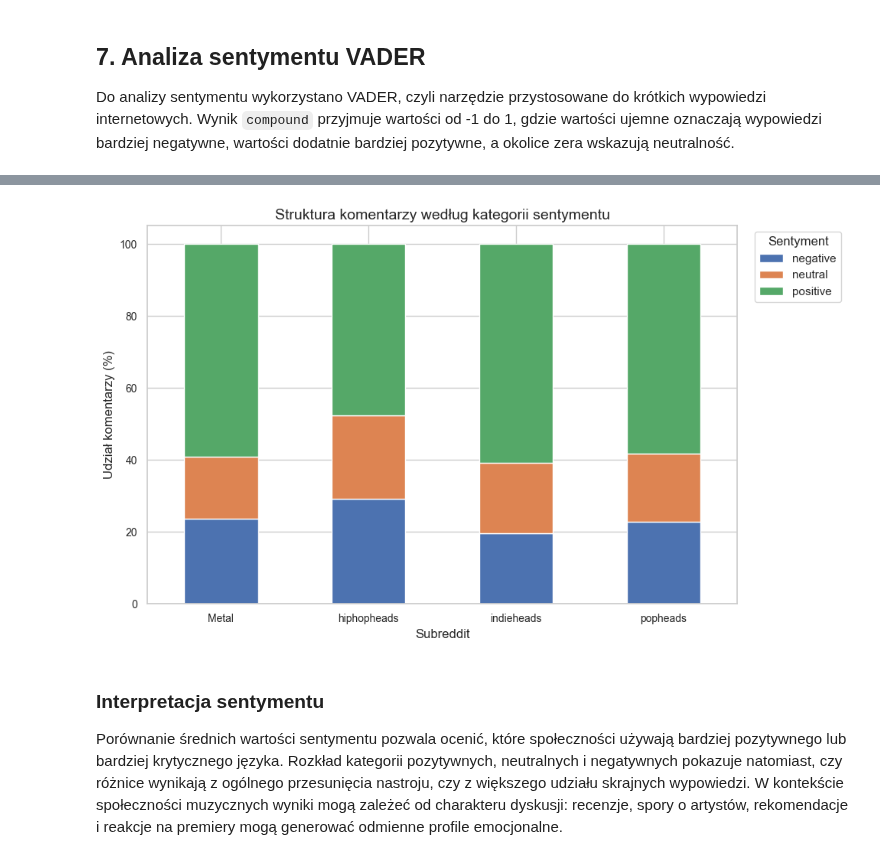
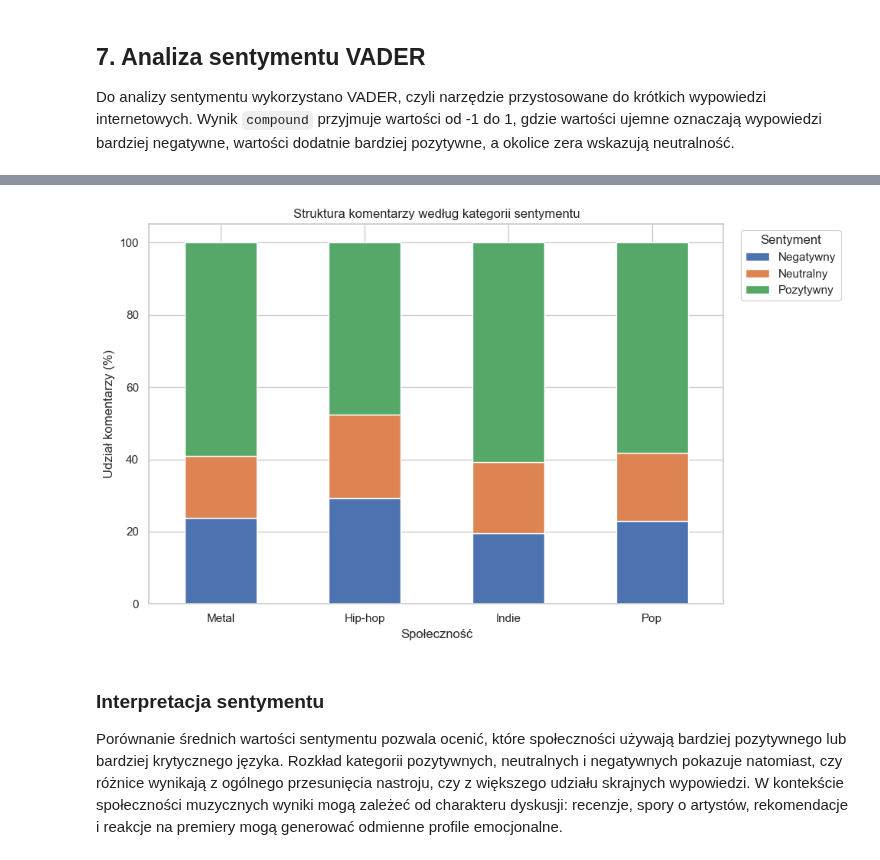
Before and after one commit to Weisjan/Reddit-Music-Community-Analysis, a Jupyter notebook: notebooks/02_text_mining_uporzadkowany.ipynb, the cells around one changed output, grey strips where cells are left out. Saved outputs shown, nothing was run; the diff lists cells and outputs as text; code cells hidden in the pictures.

```diff
--- a/notebooks/02_text_mining_uporzadkowany.ipynb
+++ b/notebooks/02_text_mining_uporzadkowany.ipynb
@@ -65,5 +88,3 @@ print(f"Model językowy spaCy dostępny: {USE_SPACY}")
 # %%
-# Checkpoint configuration
-CHECKPOINT_DIR = Path("../data/checkpoints")
-CHECKPOINT_DIR.mkdir(parents=True, exist_ok=True)
-print(f"Checkpoint dir: {CHECKPOINT_DIR.resolve()}")
+# Konfiguracja checkpointów (ułatwia wznowienie pracy po resecie kernela)
+print(f"Katalog checkpointów: {CHECKPOINT_DIR.resolve()}")
@@ -432,7 +493,7 @@ axes = axes.flatten()
 for ax, (subreddit, group) in zip(axes, top_words.groupby("subreddit")):
     plot_data = group.sort_values("count", ascending=True)
     ax.barh(plot_data["item"], plot_data["count"])
-    ax.set_title(f"r/{subreddit} — najczęstsze słowa")
+    ax.set_title(f"{subreddit_display(subreddit)} — najczęstsze słowa")
     ax.set_xlabel("Liczba wystąpień")
     ax.set_ylabel("")
 
@@ -473,7 +534,7 @@ axes = axes.flatten()
 for ax, (subreddit, group) in zip(axes, top_bigrams.groupby("subreddit")):
     plot_data = group.sort_values("count", ascending=True)
     ax.barh(plot_data["item"], plot_data["count"])
-    ax.set_title(f"r/{subreddit} — najczęstsze bigramy")
+    ax.set_title(f"{subreddit_display(subreddit)} — najczęstsze bigramy")
     ax.set_xlabel("Liczba wystąpień")
     ax.set_ylabel("")
 
@@ -687,19 +865,48 @@ plt.show()
 # %%
-sentiment_distribution_percent[[col for col in ["negative", "neutral", "positive"] if col in sentiment_distribution_percent.columns]].plot(
+plot_distribution = sentiment_distribution_percent[
+    [col for col in ["negative", "neutral", "positive"] if col in sentiment_distribution_percent.columns]
+].copy()
+
+# Polskie nazwy tylko na wykresie
+plot_distribution = plot_distribution.rename(
+    columns={
+        "negative": "Negatywny",
+        "neutral": "Neutralny",
+        "positive": "Pozytywny"
+    }
+)
+
+plot_distribution.index = plot_distribution.index.map(subreddit_display)
+
+plot_distribution.plot(
     kind="bar",
     stacked=True,
-    figsize=(10, 6)
+    figsize=(10, 6),
 )
+
 plt.title("Struktura komentarzy według kategorii sentymentu")
-plt.xlabel("Subreddit")
+plt.xlabel("Społeczność")
 plt.ylabel("Udział komentarzy (%)")
+
 plt.xticks(rotation=0)
-plt.legend(title="Sentyment", bbox_to_anchor=(1.02, 1), loc="upper left")
+
+plt.legend(
+    title="Sentyment",
+    bbox_to_anchor=(1.02, 1),
+    loc="upper left"
+)
+
 plt.tight_layout()
-plt.savefig(FIGURES_DIR / "text_mining_sentiment_distribution.png", dpi=150, bbox_inches="tight")
+
+plt.savefig(
+    FIGURES_DIR / "text_mining_sentiment_distribution.png",
+    dpi=150,
+    bbox_inches="tight"
+)
+
 plt.show()
 # %% [output]
-[figure, old version]
+[figure, new version]
 # %% [markdown]
 ### Interpretacja sentymentu
 
```
Also changed, not shown: parts of 22 cells of this notebook, 53 other files.
